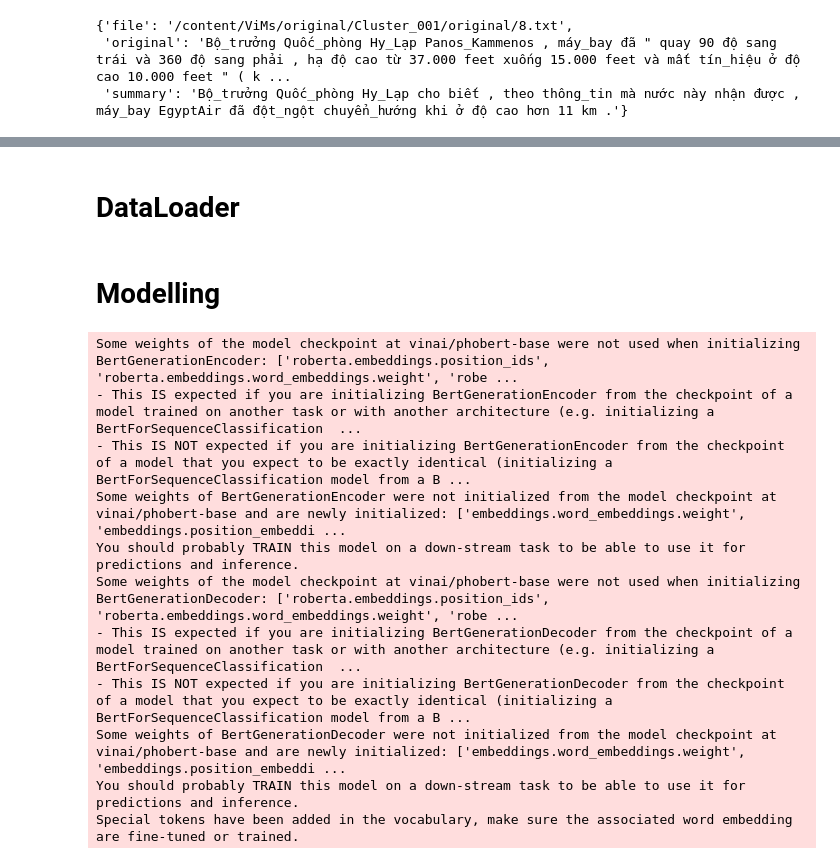
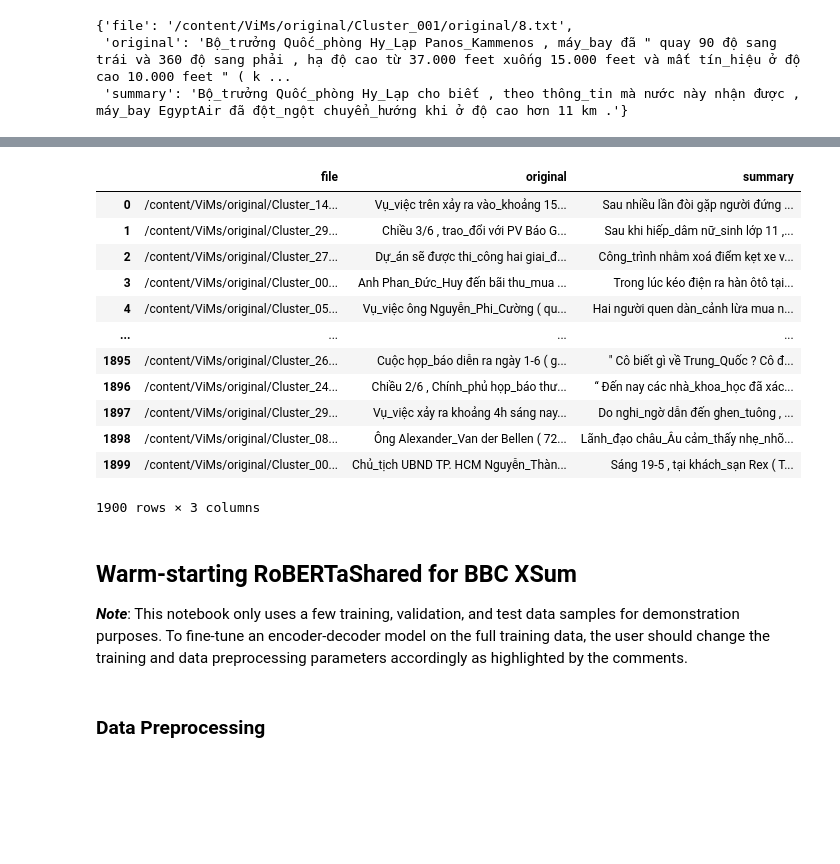
Before and after one commit to ngockhanh5110/nlp-vietnamese-text-summarization, a Jupyter notebook: notebooks/testing_huggingface.ipynb, the cells around one changed output, grey strips where cells are left out. Saved outputs shown, nothing was run; the diff lists cells and outputs as text; code cells hidden in the pictures; blank space fills up the shorter version.

Commit message:
training with phobert

```diff
--- a/notebooks/testing_huggingface.ipynb
+++ b/notebooks/testing_huggingface.ipynb
@@ -115,26 +121,0 @@ NameError: ignored
-# %% [markdown]
-# DataLoader
-# %% [markdown]
-# Modelling
-# %%
-import torch
-from transformers import EncoderDecoderModel , BertTokenizer, BertGenerationEncoder, BertGenerationDecoder, AutoTokenizer
-
-encoder = BertGenerationEncoder.from_pretrained("vinai/phobert-base", bos_token_id=101, eos_token_id=102)
-# add cross attention layers and use BERT's cls token as BOS token and sep token as EOS token
-decoder = BertGenerationDecoder.from_pretrained("vinai/phobert-base", add_cross_attention=True, is_decoder=True, bos_token_id=101, eos_token_id=102)
-bert2bert = EncoderDecoderModel(encoder=encoder, decoder=decoder)
-
-tokenizer = AutoTokenizer.from_pretrained("vinai/phobert-base")
-# %% [output]
-Some weights of the model checkpoint at vinai/phobert-base were not used when initializing BertGenerationEncoder: ['roberta.embeddings.position_ids', 'roberta.embeddings.word_embeddings.weight', 'robe ...
-- This IS expected if you are initializing BertGenerationEncoder from the checkpoint of a model trained on another task or with another architecture (e.g. initializing a BertForSequenceClassification  ...
-- This IS NOT expected if you are initializing BertGenerationEncoder from the checkpoint of a model that you expect to be exactly identical (initializing a BertForSequenceClassification model from a B ...
-Some weights of BertGenerationEncoder were not initialized from the model checkpoint at vinai/phobert-base and are newly initialized: ['embeddings.word_embeddings.weight', 'embeddings.position_embeddi ...
-You should probably TRAIN this model on a down-stream task to be able to use it for predictions and inference.
-Some weights of the model checkpoint at vinai/phobert-base were not used when initializing BertGenerationDecoder: ['roberta.embeddings.position_ids', 'roberta.embeddings.word_embeddings.weight', 'robe ...
-- This IS expected if you are initializing BertGenerationDecoder from the checkpoint of a model trained on another task or with another architecture (e.g. initializing a BertForSequenceClassification  ...
-- This IS NOT expected if you are initializing BertGenerationDecoder from the checkpoint of a model that you expect to be exactly identical (initializing a BertForSequenceClassification model from a B ...
-Some weights of BertGenerationDecoder were not initialized from the model checkpoint at vinai/phobert-base and are newly initialized: ['embeddings.word_embeddings.weight', 'embeddings.position_embeddi ...
-You should probably TRAIN this model on a down-stream task to be able to use it for predictions and inference.
-Special tokens have been added in the vocabulary, make sure the associated word embedding are fine-tuned or trained.
@@ -147,0 +122,23 @@ loss.backward()
+# %%
+data_df = data_df.sample(frac=1).reset_index(drop=True)
+data_df
+# %% [output]
+|  | file | original | summary |
+| 0 | /content/ViMs/original/Cluster_14... | Vụ_việc trên xảy ra vào_khoảng 15... | Sau nhiều lần đòi gặp người đứng ... |
+| 1 | /content/ViMs/original/Cluster_29... | Chiều 3/6 , trao_đổi với PV Báo G... | Sau khi hiếp_dâm nữ_sinh lớp 11 ,... |
+| 2 | /content/ViMs/original/Cluster_27... | Dự_án sẽ được thi_công hai giai_đ... | Công_trình nhằm xoá điểm kẹt xe v... |
+| 3 | /content/ViMs/original/Cluster_00... | Anh Phan_Đức_Huy đến bãi thu_mua ... | Trong lúc kéo điện ra hàn ôtô tại... |
+| 4 | /content/ViMs/original/Cluster_05... | Vụ_việc ông Nguyễn_Phi_Cường ( qu... | Hai người quen dàn_cảnh lừa mua n... |
+| ... | ... | ... | ... |
+| 1895 | /content/ViMs/original/Cluster_26... | Cuộc họp_báo diễn ra ngày 1-6 ( g... | " Cô biết gì về Trung_Quốc ? Cô đ... |
+| 1896 | /content/ViMs/original/Cluster_24... | Chiều 2/6 , Chính_phủ họp_báo thư... | “ Đến nay các nhà_khoa_học đã xác... |
+| 1897 | /content/ViMs/original/Cluster_29... | Vụ_việc xảy ra khoảng 4h sáng nay... | Do nghi_ngờ dẫn đến ghen_tuông , ... |
+| 1898 | /content/ViMs/original/Cluster_08... | Ông Alexander_Van der Bellen ( 72... | Lãnh_đạo châu_Âu cảm_thấy nhẹ_nhõ... |
+| 1899 | /content/ViMs/original/Cluster_00... | Chủ_tịch UBND TP. HCM Nguyễn_Thàn... | Sáng 19-5 , tại khách_sạn Rex ( T... |
+1900 rows × 3 columns
+# %% [markdown]
+## **Warm-starting RoBERTaShared for BBC XSum**
+
+***Note***: This notebook only uses a few training, validation, and test data samples for demonstration purposes. To fine-tune an encoder-decoder model on the full training data, the user should change the training and data preprocessing parameters accordingly as highlighted by the comments.
+# %% [markdown]
+### **Data Preprocessing**
```
Also changed, not shown: parts of 34 cells of this notebook.
